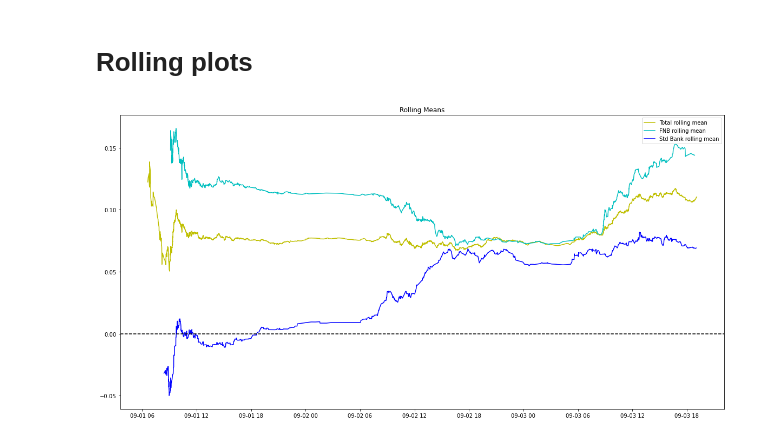
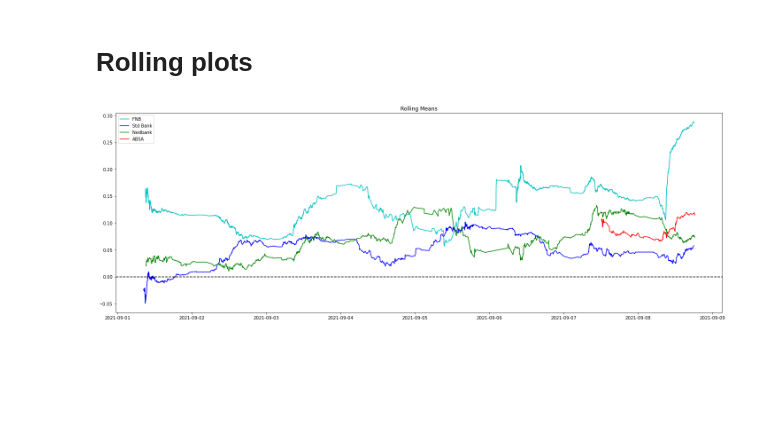
Before and after one commit to Slyth3/Sentiment-analysis-of-South-African-Banks-POC, a Jupyter notebook: Twint_SentimentAnalysis.ipynb, the cells around one changed output. Saved outputs shown, nothing was run; the diff lists cells and outputs as text; code cells hidden in the pictures; blank space fills up the shorter version.

```diff
--- a/Twint_SentimentAnalysis.ipynb
+++ b/Twint_SentimentAnalysis.ipynb
@@ -112,9 +123,9 @@ running: FNB
 # %% [markdown]
 ## Pandas -  EDA
 # %%
-#Export to csv
-#tweets_df.to_csv("pre_cleaning_Nedbank.csv")
-tweets_df = pd.read_csv("pre_cleaning_en.csv")
+#Export/Import csv
+#tweets_df.to_csv("pre_cleaning.csv")
+tweets_df = pd.read_csv("pre_cleaning.csv")
 # %%
 len(tweets_df)
 # %% [output]
@@ -181,8 +180,8 @@ array(['en', 'und'], dtype=object)
 # %% [markdown]
 ### Remove tweets from Bank owned accounts i.e. FNBSA
 # %%
-# remove rows where username is in bank_search
-base_tweets = base_tweets[ ~base_tweets["username"].str.contains('FNB|StandardBank',regex = True)   ]
+# remove rows where username is in bank_search - i.e. tweets from the bank
+base_tweets = base_tweets[ ~base_tweets["username"].str.lower().str.contains('fnb|standardbank|nedbank|absa',regex = True)]
 # %%
 # reset the index for joining later
 base_tweets.reset_index(inplace=True)
@@ -296,6 +305,7 @@ Final_df = Final_df.sort_values('date').set_index('date')
 Standard_df = Final_df[(Final_df.Bank=="StandardBank")]
 FNB_df = Final_df[(Final_df.Bank=="FNB")]
 Nedbank_df = Final_df[(Final_df.Bank=="Nedbank")]
+ABSA_df = Final_df[(Final_df.Bank=="ABSA")]
 # %% [markdown]
 #### Get rolling/ expanding mean
 # %%
@@ -317,6 +327,10 @@ FNB_df['rolling'] = FNB_df['polarity'].rolling("1d").mean()
 #Nebank
 Nedbank_df['mean'] = Nedbank_df['polarity'].expanding().mean()
 Nedbank_df['rolling'] = Nedbank_df['polarity'].rolling("1d").mean()
+
+#ABSA
+ABSA_df['mean'] = ABSA_df['polarity'].expanding().mean()
+ABSA_df['rolling'] = ABSA_df['polarity'].rolling("1d").mean()
 # %% [markdown]
 ## Analysis and visualisation
 # %%
@@ -459,15 +491,18 @@ plt.show()
 # %% [markdown]
 # Rolling plots
 # %%
-fig = plt.figure(figsize=(20,10))
+fig = plt.figure(figsize=(20,7))
 ax = fig.add_subplot(111)
 
-ax.plot(Final_df.iloc[50:].index,Final_df['rolling'].iloc[50:], color='y', label='Total rolling mean')
-ax.plot(FNB_df.iloc[50:].index,FNB_df.iloc[50:]['rolling'], color ='c', label='FNB rolling mean')
-ax.plot(Standard_df.iloc[50:].index,Standard_df.iloc[50:]['rolling'], color ='b', label='Std Bank rolling mean')
+#ax.plot(Final_df.iloc[50:].index,Final_df['rolling'].iloc[50:], color='y', label='Total rolling mean')
+ax.plot(FNB_df.iloc[50:].index,FNB_df.iloc[50:]['rolling'], color ='c', label='FNB')
+ax.plot(Standard_df.iloc[50:].index,Standard_df.iloc[50:]['rolling'], color ='b', label='Std Bank')
+ax.plot(Nedbank_df.iloc[50:].index,Nedbank_df.iloc[50:]['rolling'], color ='g', label='Nedbank')
+ax.plot(ABSA_df.iloc[50:].index,ABSA_df.iloc[50:]['rolling'], color ='r', label='ABSA')
 plt.axhline(y = 0, color = 'k', linestyle = 'dashed')
 plt.legend()
 plt.title("Rolling Means")
+plt.tight_layout()
 plt.show()
 # %% [output]
-[figure, old version]
+[figure, new version]
```
Also changed, not shown: parts of 44 cells of this notebook, 8 other files.
